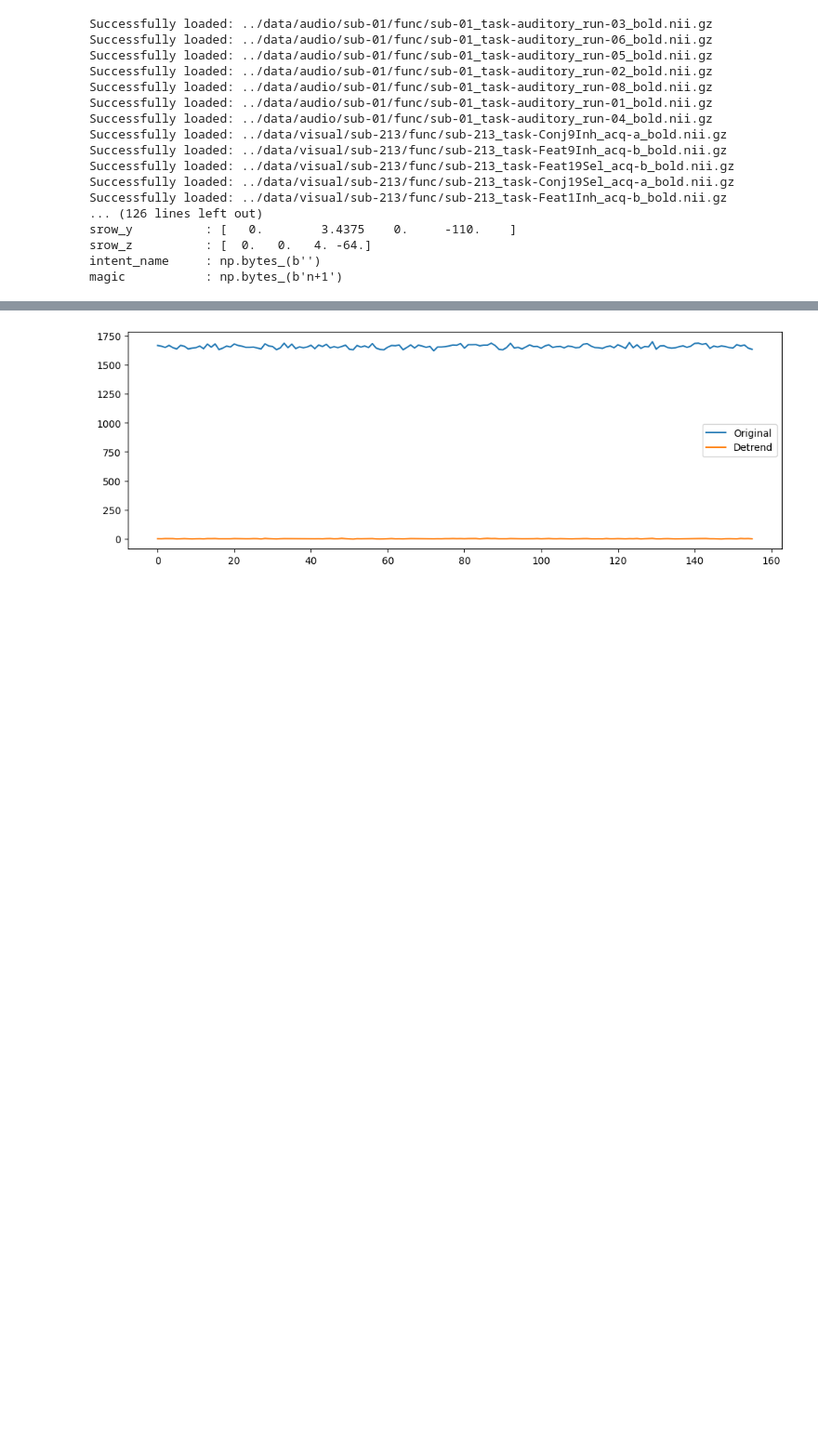
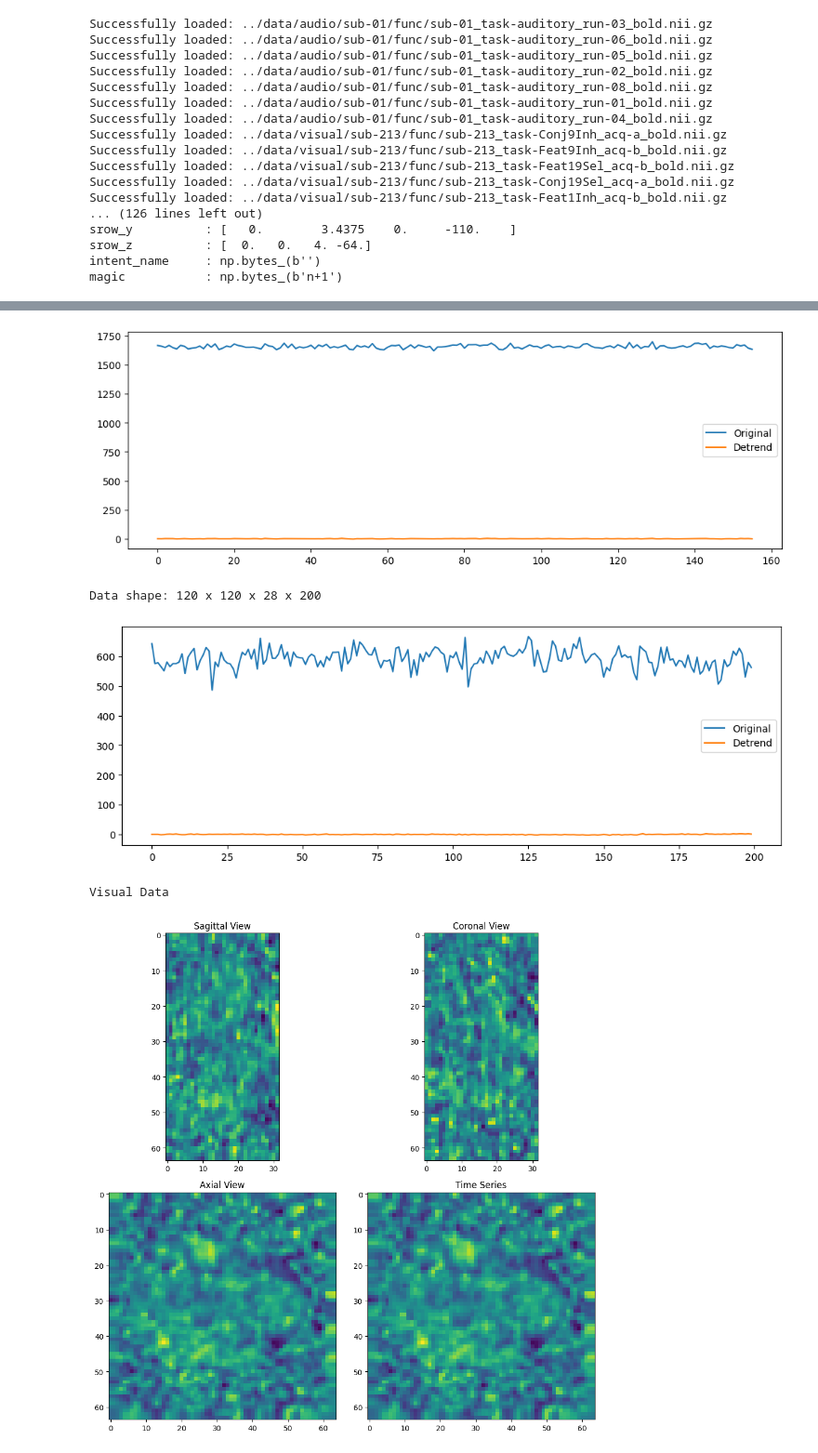
Before and after one commit to Jaslavie/attention, a Jupyter notebook: scripts/preprocessing.ipynb, the cells around one changed output, grey strips where cells are left out. Shown at 93% size. Saved outputs shown, nothing was run; the diff lists cells and outputs as text; code cells hidden in the pictures; blank space fills up the shorter version.

```diff
--- a/scripts/preprocessing.ipynb
+++ b/scripts/preprocessing.ipynb
@@ -132,7 +151,7 @@ def clean_data(data):
 
     detrended_data = detrend_data(resampled_data)
 
-    return clean_data
+    return detrended_data
 
 def detrend_data(resampled_data):
     """
@@ -160,5 +179,10 @@ def detrend_data(resampled_data):
 
     return func_d
 
-clean_data = clean_data(load_data(data_path)[0])
+print("Cleaned Visual Data")
+clean_data_visual = clean_data(dataset_visual[0])
+visualize_data(clean_data_visual)
+print("Cleaned Audio Data")
+clean_data_audio = clean_data(dataset_audio[0])
+visualize_data(clean_data_audio)
 # %% [output]
@@ -181,2 +189,6 @@ Successfully loaded: ../data/visual/sub-218/func/sub-218_task-Feat1Inh_acq-a_bol
 Data shape: 64 x 64 x 32 x 156
 [figure]
+Data shape: 120 x 120 x 28 x 200
+[figure, added]
+Visual Data
+[figure, added]
```
Also changed, not shown: parts of 2 cells of this notebook.
